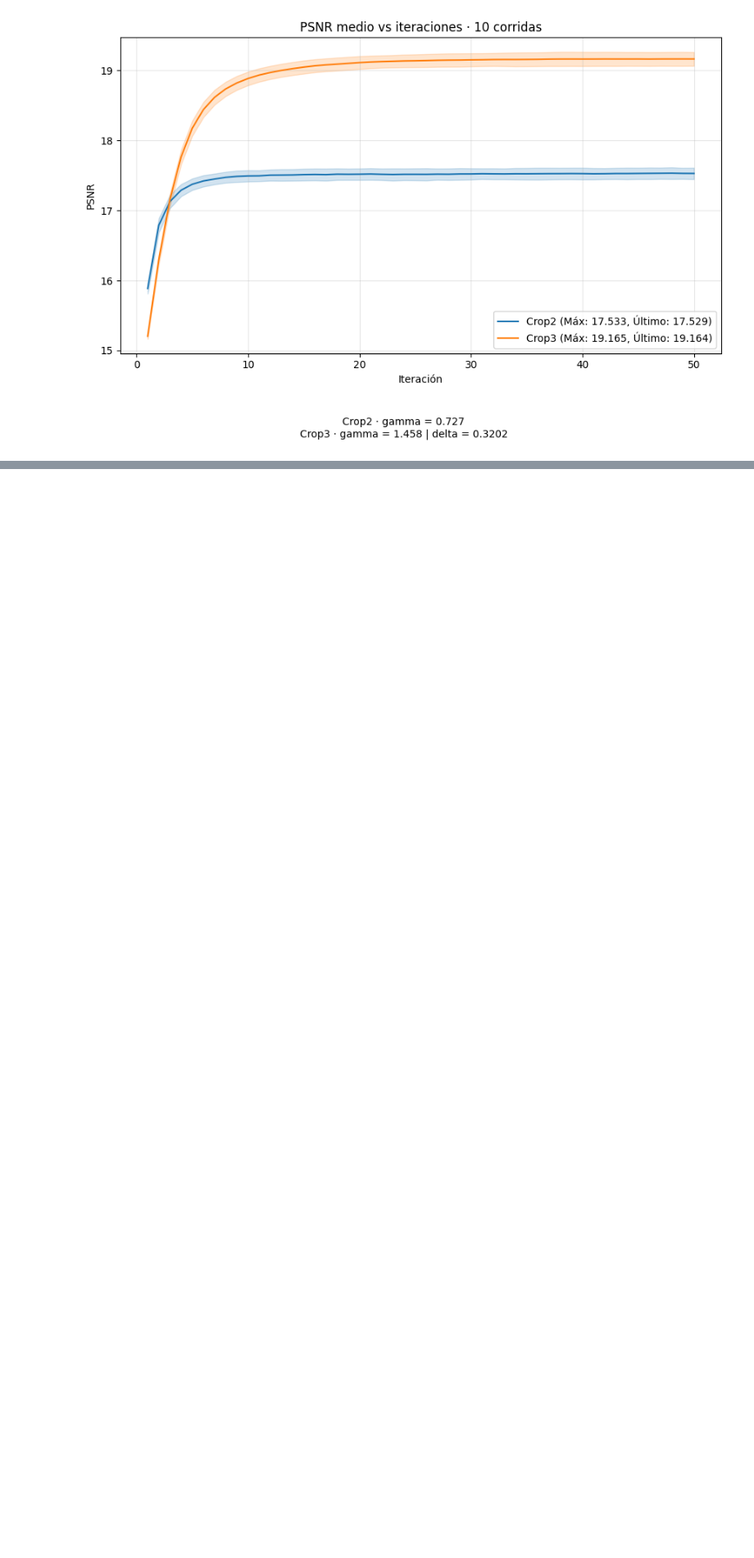
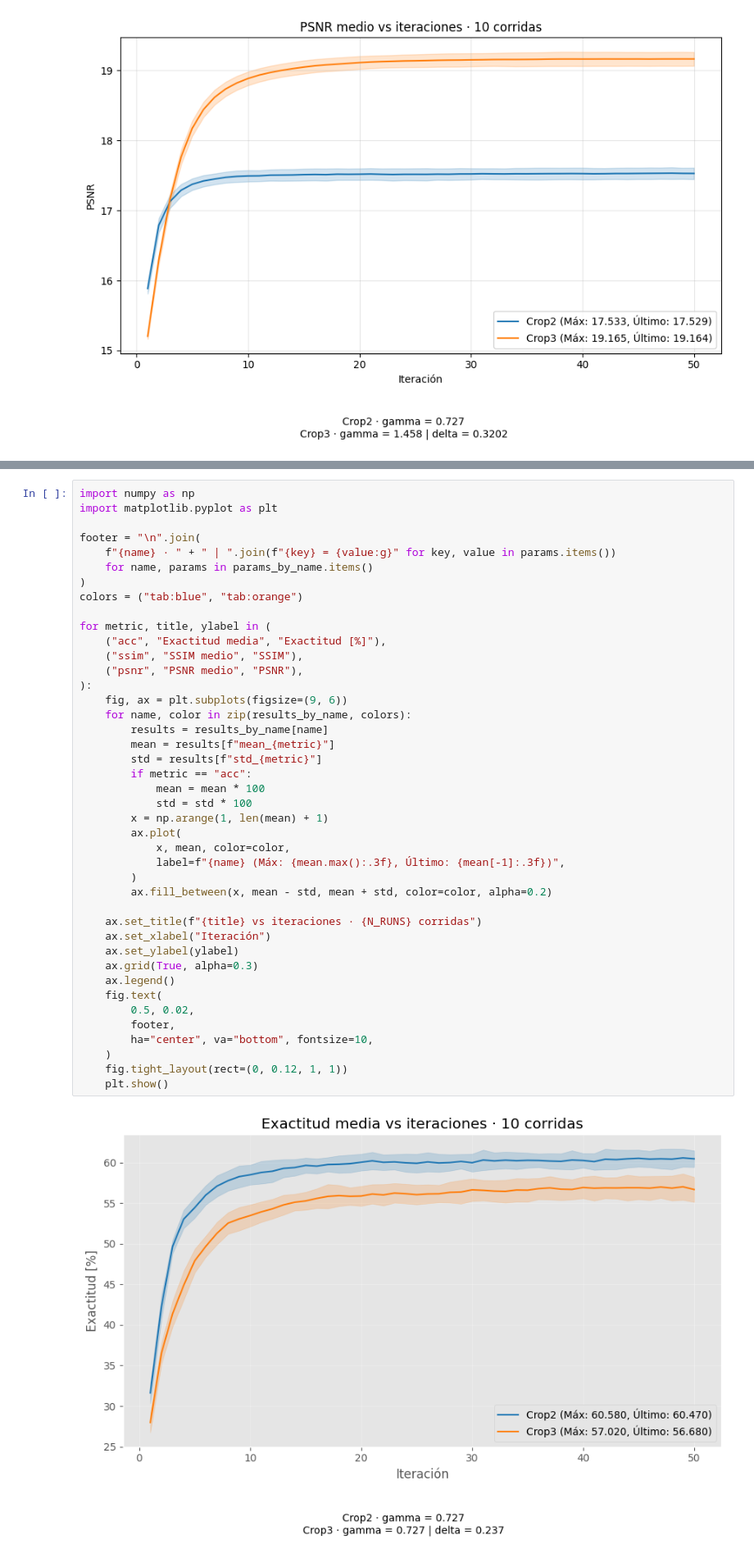
Before and after one commit to SantiagoGalan/CROP_1, a Jupyter notebook: project/experiments/crop3_comparation/comparison.ipynb, the cells around one changed output, grey strips where cells are left out. Shown at 82% size. Drawn from its saved outputs; the diff is of its cells as text; blank space fills up the shorter version.

```diff
--- a/project/experiments/crop3_comparation/comparison.ipynb
+++ b/project/experiments/crop3_comparation/comparison.ipynb
@@ -164,0 +283,44 @@ for metric, title, ylabel in (
+# %%
+import numpy as np
+import matplotlib.pyplot as plt
+
+footer = "\n".join(
+    f"{name} · " + " | ".join(f"{key} = {value:g}" for key, value in params.items())
+    for name, params in params_by_name.items()
+)
+colors = ("tab:blue", "tab:orange")
+
+for metric, title, ylabel in (
+    ("acc", "Exactitud media", "Exactitud [%]"),
+    ("ssim", "SSIM medio", "SSIM"),
+    ("psnr", "PSNR medio", "PSNR"),
+):
+    fig, ax = plt.subplots(figsize=(9, 6))
+    for name, color in zip(results_by_name, colors):
+        results = results_by_name[name]
+        mean = results[f"mean_{metric}"]
+        std = results[f"std_{metric}"]
+        if metric == "acc":
+            mean = mean * 100
+            std = std * 100
+        x = np.arange(1, len(mean) + 1)
+        ax.plot(
+            x, mean, color=color,
+            label=f"{name} (Máx: {mean.max():.3f}, Último: {mean[-1]:.3f})",
+        )
+        ax.fill_between(x, mean - std, mean + std, color=color, alpha=0.2)
+
+    ax.set_title(f"{title} vs iteraciones · {N_RUNS} corridas")
+    ax.set_xlabel("Iteración")
+    ax.set_ylabel(ylabel)
+    ax.grid(True, alpha=0.3)
+    ax.legend()
+    fig.text(
+        0.5, 0.02,
+        footer,
+        ha="center", va="bottom", fontsize=10,
+    )
+    fig.tight_layout(rect=(0, 0.12, 1, 1))
+    plt.show()
+# %% [output]
+[figure, added]
```
Also changed, not shown: parts of 4 cells of this notebook, 2 other files.
